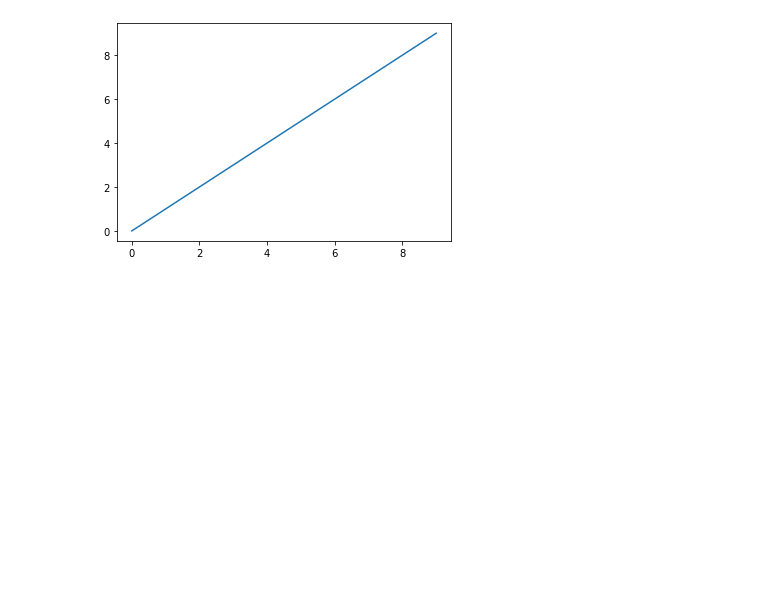
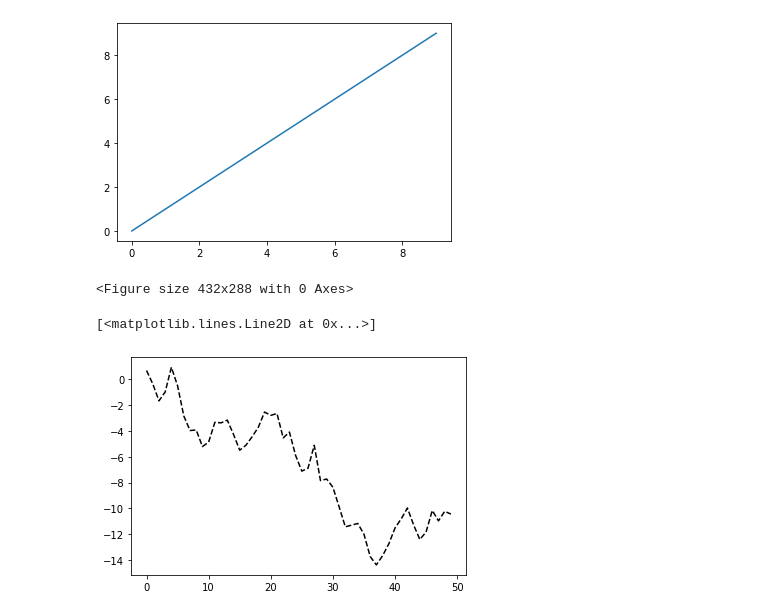
Before and after one commit to Kaiquenakao/plotagem-visualizacao, a Jupyter notebook: plotagem.ipynb, the cells around one changed output. Cells and saved outputs as stored; diff of their text form; code cells hidden in the pictures; blank space fills up the shorter version.

```diff
--- a/plotagem.ipynb
+++ b/plotagem.ipynb
@@ -11,0 +14,4 @@ plt.plot(data)
+# %%
+fig = plt.figure() # as plotagens na matplotlib ficam em um objeto Figure
+# %% [output]
+<Figure size 432x288 with 0 Axes>
@@ -11,0 +22,5 @@ plt.plot(data)
+# %%
+plt.plot(np.random.randn(50).cumsum(), 'k--')
+# %% [output]
+[<matplotlib.lines.Line2D at 0x...>]
+[figure, added]
```
Also changed, not shown: parts of 11 cells of this notebook.
